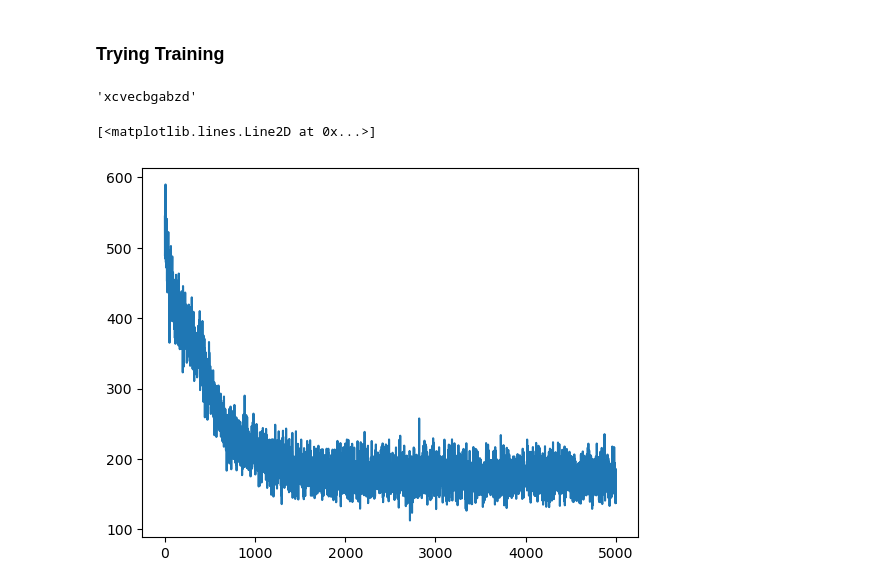
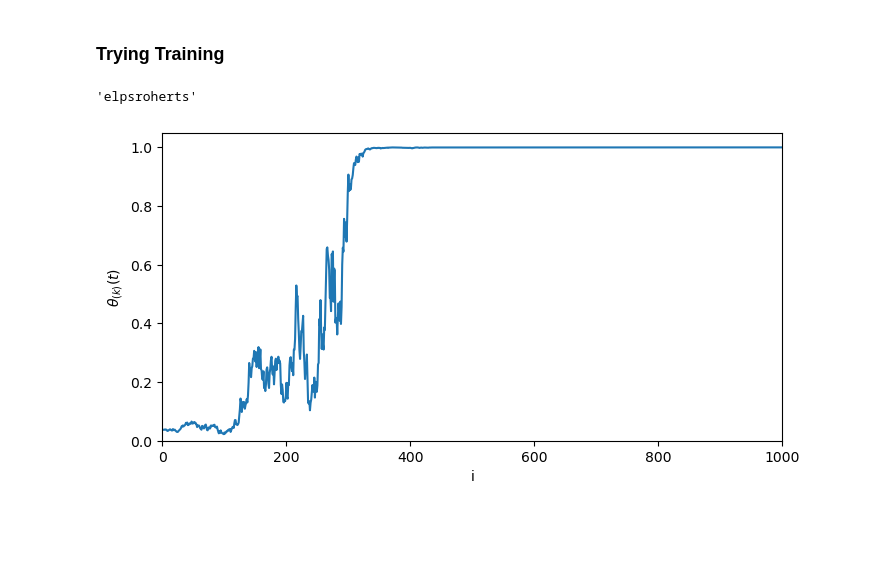
Before and after one commit to ElisR/BFN, a Jupyter notebook: BFN_Experiment.ipynb, the cells around one changed output. Saved outputs shown, nothing was run; the diff lists cells and outputs as text; code cells hidden in the pictures; blank space fills up the shorter version.

Commit message:
fix: :bug: Update main notebook to actually show training working!

```diff
--- a/BFN_Experiment.ipynb
+++ b/BFN_Experiment.ipynb
@@ -23,7 +24,7 @@ from torch.utils.data import DataLoader
 data = example_data.StringDataset("elisroberts", 100, 0.15)
 # %%
 # Initialize model
-model = tas.DiscreteOutputDistribution(data.num_cats, data.d)
+model = models.DiscreteOutputDistribution(data.num_cats, data.d)
 thetas_prior = jnp.ones((data.num_cats, data.d)) / data.num_cats
 
 variables = model.init(jr.PRNGKey(0), thetas_prior, 1.0)
@@ -32,30 +33,39 @@ params = variables["params"]
 optim = optax.adam(1e-3)
 opt_state = optim.init(params)
 # %%
-batch_size = 16
+batch_size = 32
 dataloader = DataLoader(data, batch_size=batch_size, shuffle=True, collate_fn=jnp.stack)
 # %%
-NUM_EPOCHS = 2000
+NUM_EPOCHS = 1000
 losses = []
 key = jr.PRNGKey(0)
-beta = 4.0
+beta_1 = 4.0
 for _ in (pbar := tqdm(range(NUM_EPOCHS))):
     epoch_loss = 0.0
     for x_batch in dataloader:
         key, subkey = jr.split(key)
-        loss, params, opt_state = training.make_step_batch(model, x_batch, optim, opt_state, params, beta, key=subkey)
+        loss, params, opt_state = training.make_step_batch(model, x_batch, optim, opt_state, params, beta_1, key=subkey)
         epoch_loss += loss
     losses.append(epoch_loss)
     pbar.set_description(f"Loss: {epoch_loss:.1f}")
 # %%
-sample_key = jr.PRNGKey(0)
-output = tas.sample(params, model, beta, 100, key=sample_key)
-example_data.detokenize_string(output)
+sample_key = jr.PRNGKey(19)
+output, thetas_output = tas.sample(params, model, beta_1, 1000, key=sample_key)
+sampled_name = example_data.detokenize_string(output)
+sampled_name
 # %% [output]
-'xcvecbgabzd'
+'elpsroherts'
-# %%
-import matplotlib.pyplot as plt
-plt.plot(losses)
-# %% [output]
-[<matplotlib.lines.Line2D at 0x...>]
-[figure, removed]
+# %%
+me = "elisroberts"
+pos = 3
+letter = example_data.tokenize_string(me[pos])
+
+fig, ax = plt.subplots(figsize=(8, 4))
+ax.plot(thetas_output[:, letter, pos])
+
+_ = ax.set_xlabel("i")
+_ = ax.set_ylabel(r"$\theta_{(k)}(t)$")
+_ = ax.set_xlim(0, thetas_output.shape[0])
+_ = ax.set_ylim(0, 1.05)
+# %% [output]
+[figure, added]
```
Also changed, not shown: parts of 5 cells of this notebook.
